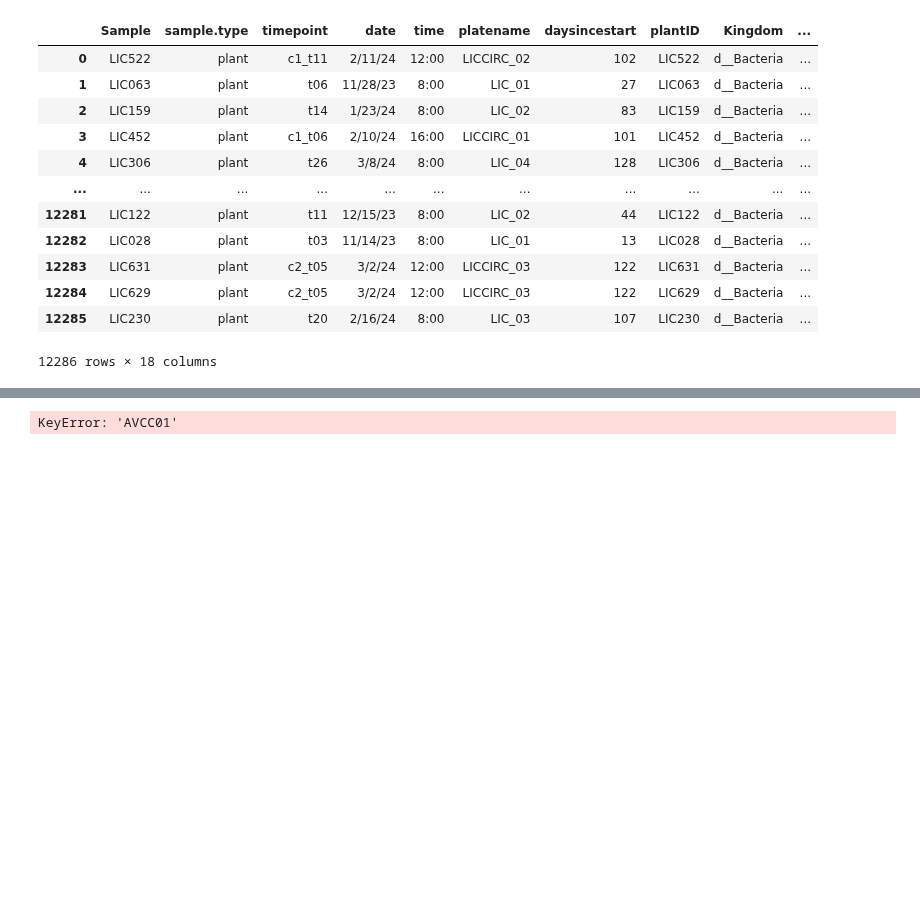
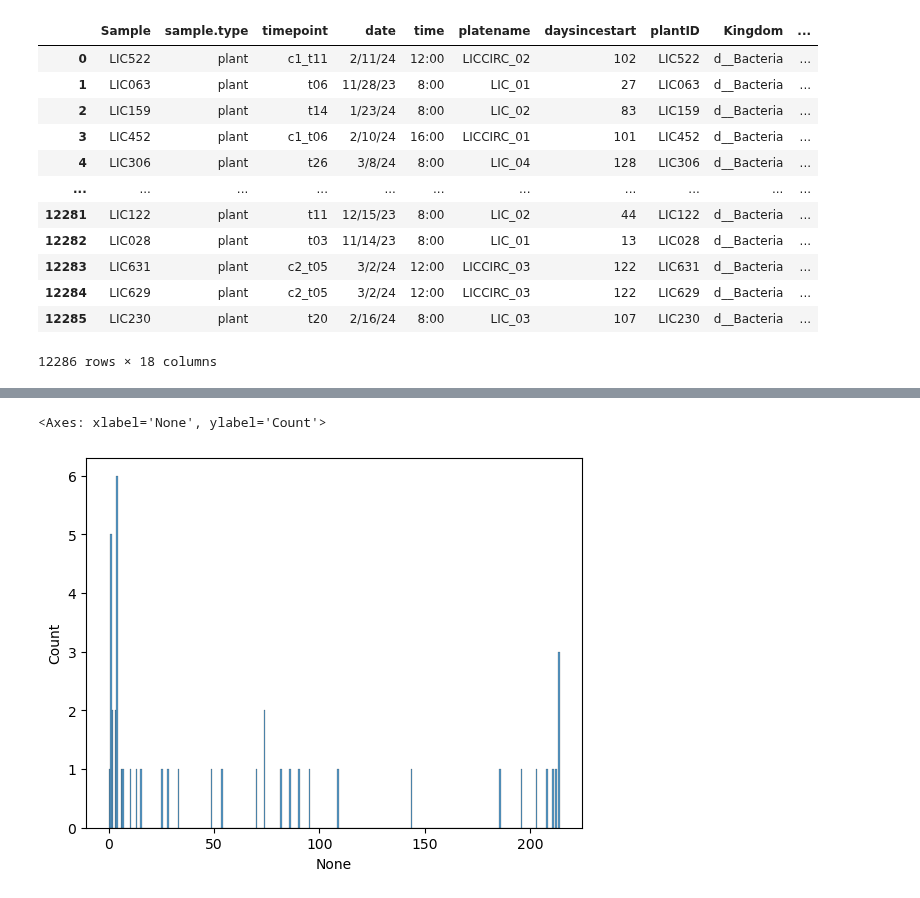
Before and after one commit to mikepassal/Outdoor_microbiome, a Jupyter notebook: Local_analysis/Analysis_post_Luke_talk/Time_shifting_expression_data_correlation/trasncriptomic_correlation_no_sample_merge.ipynb, the cells around one changed output, grey strips where cells are left out. Saved outputs shown, nothing was run; the diff lists cells and outputs as text; code cells hidden in the pictures; blank space fills up the shorter version.

```diff
--- a/Local_analysis/Analysis_post_Luke_talk/Time_shifting_expression_data_correlation/trasncriptomic_correlation_no_sample_merge.ipynb
+++ b/Local_analysis/Analysis_post_Luke_talk/Time_shifting_expression_data_correlation/trasncriptomic_correlation_no_sample_merge.ipynb
@@ -297 +297,6 @@ longterm_sample_abundance_matrix
+# %%
+sns.histplot(x=(longterm_sample_abundance_matrix > 0).sum(), bins=300)
+# %% [output]
+<Axes: xlabel='None', ylabel='Count'>
+[figure, added]
 # %%
@@ -299,8 +304,4 @@ longterm_sample_abundance_matrix = longterm_sample_abundance_matrix.loc[
     :, (longterm_sample_abundance_matrix > 0).sum() > 8
 ]
-# %%
-print(longterm_sample_abundance_matrix["AVCC01"].to_string())
-# %% [output]
-KeyError: 'AVCC01'
 # %%
 # Align rows and keep only shared samples
```
Also changed, not shown: parts of 8 cells of this notebook, 1 other file.
